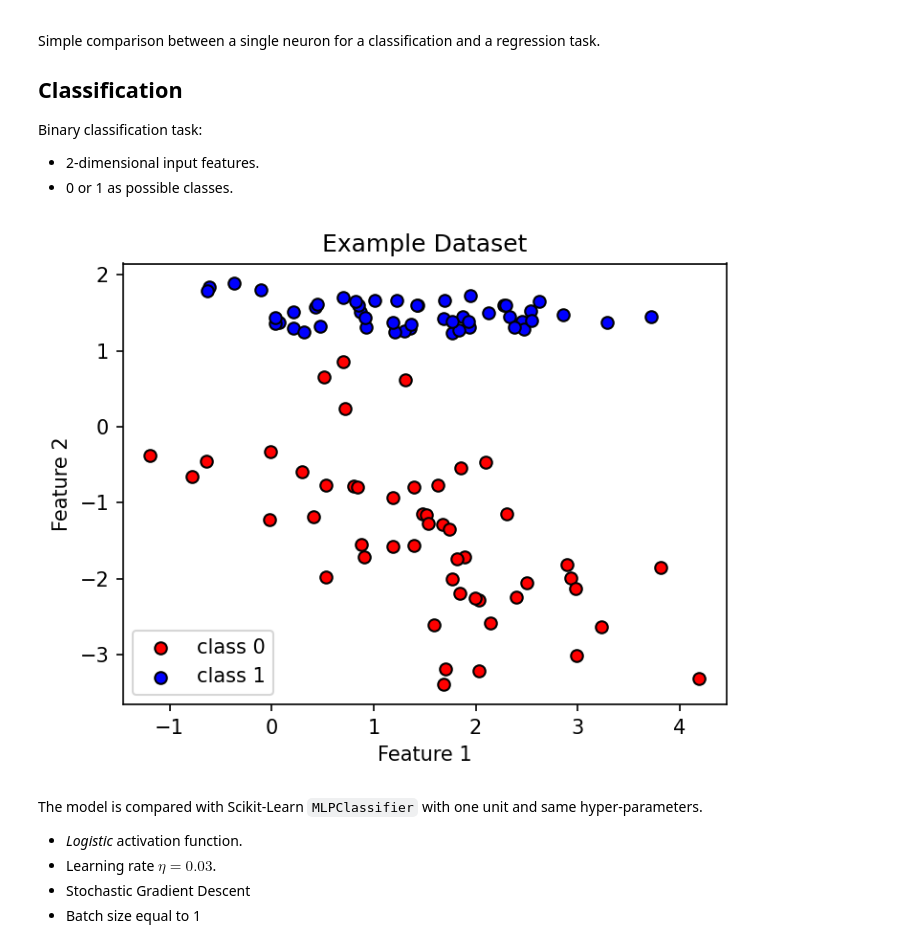
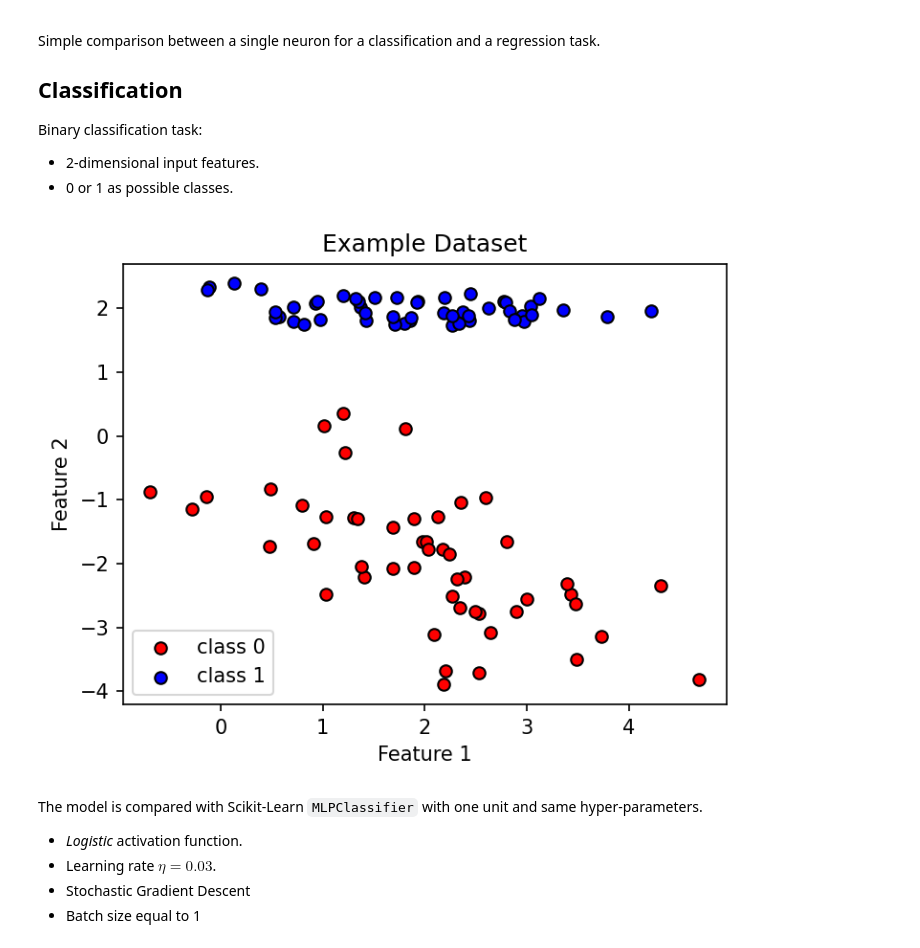
Before and after one commit to NicolaAnnu/NeuralNetwork-ML, a Jupyter notebook: notebooks/neuron.ipynb, the cells around one changed output. Cells and saved outputs as stored; diff of their text form; code cells hidden in the pictures.

```diff
--- a/notebooks/neuron.ipynb
+++ b/notebooks/neuron.ipynb
@@ -14,38 +14,38 @@ Binary classification task:
 import numpy as np
 from sklearn.datasets import make_classification
 import matplotlib.pyplot as plt
 
-
+n_features = 2
 X, y = [
     np.array(i)
     for i in make_classification(
         n_samples=100,
-        n_features=2,
-        n_informative=2,
+        n_features=n_features,
+        n_informative=n_features,
         n_redundant=0,
         n_repeated=0,
         n_clusters_per_class=1,
-        class_sep=1.5,
+        class_sep=2,
         random_state=0,
     )
 ]
 
 cls0 = X[y == 0].T
 cls1 = X[y == 1].T
 
 plt.figure(figsize=(5, 4), dpi=150)
 plt.title("Example Dataset")
 
 plt.scatter(cls0[0], cls0[1], c="r", ec="k", label="class 0")
 plt.scatter(cls1[0], cls1[1], c="b", ec="k", label="class 1")
 
 plt.xlabel("Feature 1")
 plt.ylabel("Feature 2")
 plt.legend()
 plt.tight_layout()
 plt.show()
 # %% [output]
-[figure, old version]
+[figure, new version]
 # %% [markdown]
 The model is compared with Scikit-Learn `MLPClassifier` with one unit and same
 hyper-parameters.
```
Also changed, not shown: parts of 2 cells of this notebook, 2 other files.
